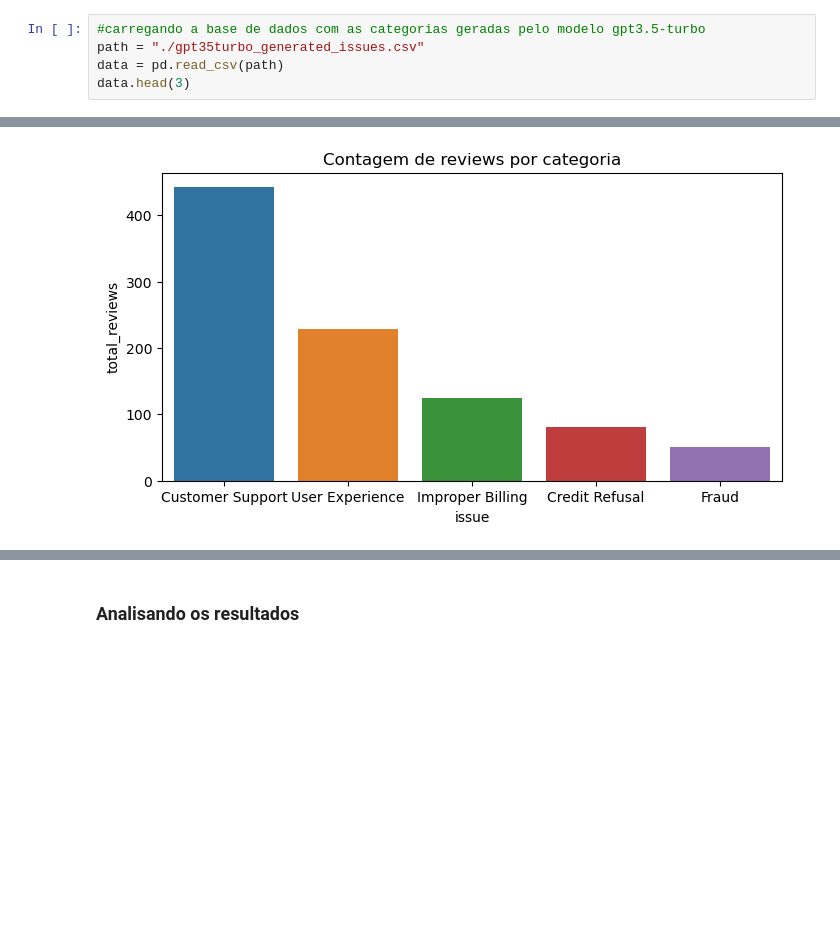
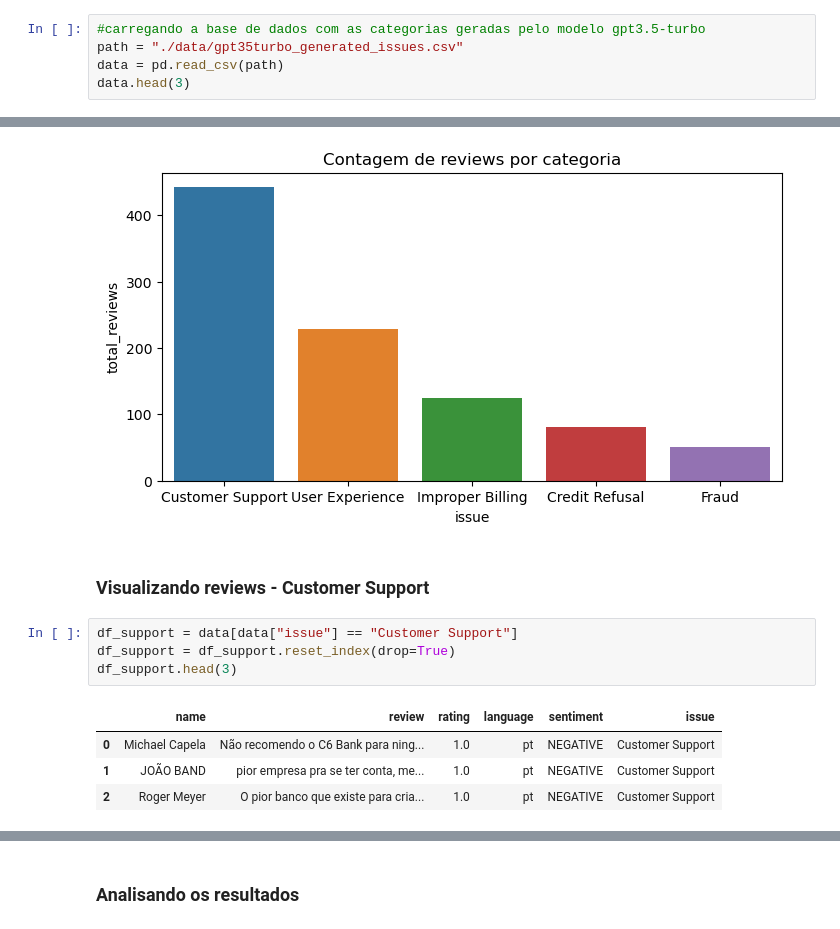
Before and after one commit to luisgustavob78/c6-reviews, a Jupyter notebook: analyzing_generated_data.ipynb, the cells around one changed output, grey strips where cells are left out. Saved outputs shown, nothing was run; the diff lists cells and outputs as text; blank space fills up the shorter version.

```diff
--- a/analyzing_generated_data.ipynb
+++ b/analyzing_generated_data.ipynb
@@ -6,7 +6,7 @@ import matplotlib.pyplot as plt
 import seaborn as sns
 # %%
 #carregando a base de dados com as categorias geradas pelo modelo gpt3.5-turbo
-path = "./gpt35turbo_generated_issues.csv"
+path = "./data/gpt35turbo_generated_issues.csv"
 data = pd.read_csv(path)
 data.head(3)
 # %% [output]
@@ -82,3 +77,14 @@ plt.title("Contagem de reviews por categoria")
 # %% [output]
 Text(0.5, 1.0, 'Contagem de reviews por categoria')
 [figure]
+# %% [markdown]
+### Visualizando reviews - Customer Support
+# %%
+df_support = data[data["issue"] == "Customer Support"]
+df_support = df_support.reset_index(drop=True)
+df_support.head(3)
+# %% [output]
+|  | name | review | rating | language | sentiment | issue |
+| 0 | Michael Capela | Não recomendo o C6 Bank para ning... | 1.0 | pt | NEGATIVE | Customer Support |
+| 1 | JOÃO BAND | pior empresa pra se ter conta, me... | 1.0 | pt | NEGATIVE | Customer Support |
+| 2 | Roger Meyer | O pior banco que existe para cria... | 1.0 | pt | NEGATIVE | Customer Support |
```
Also changed, not shown: parts of 12 cells of this notebook, 7 other files.
